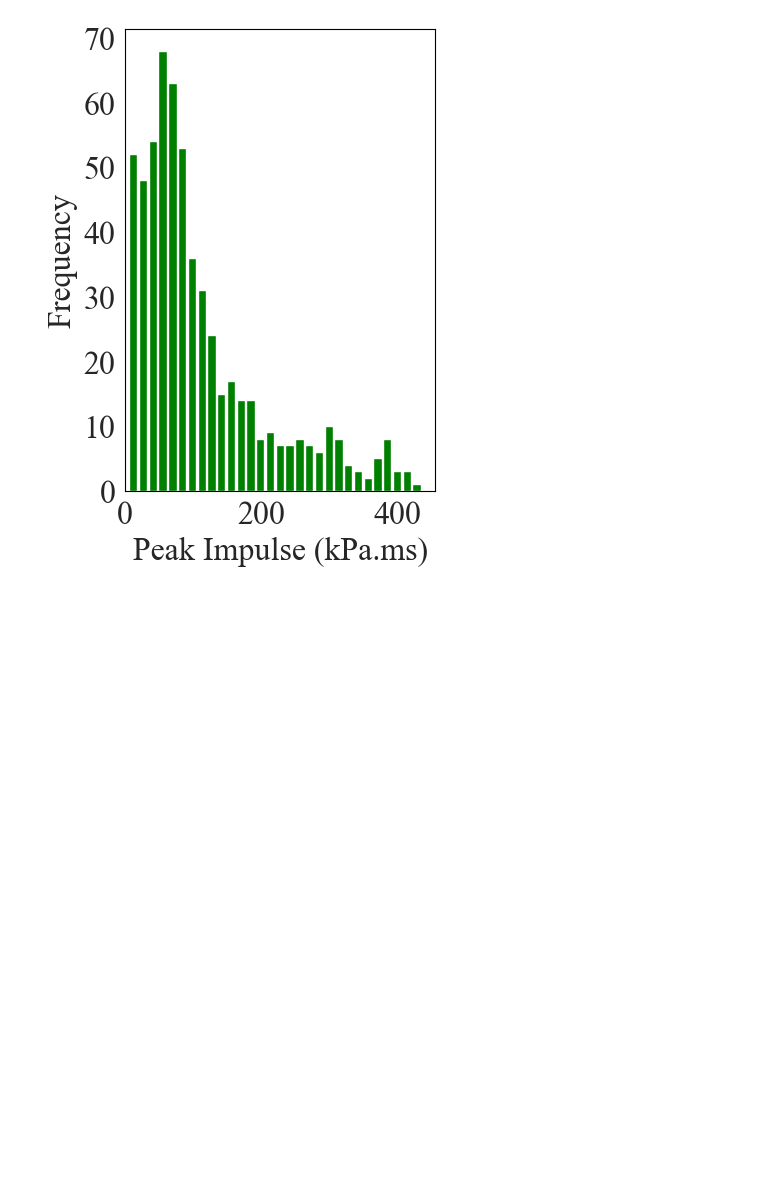
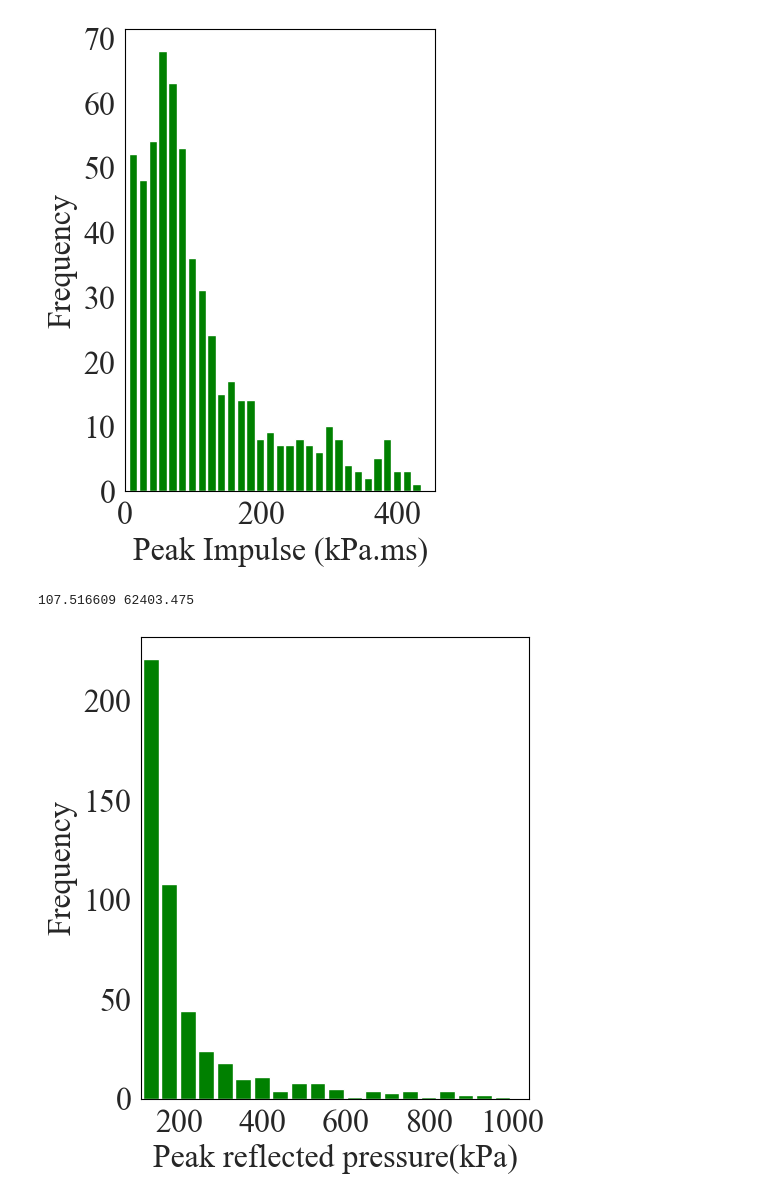
Before and after one commit to ChamodiWidanage/ANN_1D_2, a Jupyter notebook: Dataset_distribution.ipynb, the cells around one changed output. Drawn from its saved outputs; the diff is of its cells as text; code cells hidden in the pictures; blank space fills up the shorter version.

```diff
--- a/Dataset_distribution.ipynb
+++ b/Dataset_distribution.ipynb
@@ -190,3 +190,29 @@ ax6.spines['left'].set_color('black')
 ax6.spines['bottom'].set_color('black')
 ax6.spines['top'].set_color('black')
 ax6.spines['right'].set_color('black')
+# %%
+dataset_all_rp = pd.read_excel('Peak_Reflected_Pressure/RPDataset1.xlsx')
+# %%
+fig7, ax7 = plt.subplots(figsize = (5, 6))
+plt.rcParams['font.family'] = 'serif'
+plt.rcParams['font.serif'] = ['Times New Roman'] + plt.rcParams['font.serif']
+ax7.set_facecolor('white')
+plt.hist(x= dataset_all_rp['Peak reflected pressure(kPa)'], bins= 20, range = (dataset_all_rp['Peak reflected pressure(kPa)'].min(), 1000),color='green',alpha=1, rwidth=0.85)
+
+plt.rcParams['font.size'] = 18
+#plt.grid(visible= 'yes',axis='both', color = 'lightgrey')
+plt.xlabel('Peak reflected pressure(kPa)', fontsize = 23)
+plt.ylabel('Frequency', fontsize = 23)
+print (dataset_all_rp['Peak reflected pressure(kPa)'].min(), dataset_all_rp['Peak reflected pressure(kPa)'].max())
+plt.xlim(107,)
+plt.yticks(fontsize = 23)
+plt.xticks(fontsize = 23)
+
+ax7.spines['left'].set_color('black')
+ax7.spines['bottom'].set_color('black')
+ax7.spines['top'].set_color('black')
+ax7.spines['right'].set_color('black')
+plt.savefig("Images/Plot_prp1.png", dpi = 600, bbox_inches = 'tight')
+# %% [output]
+107.516609 62403.475
+[figure, added]
```
Also changed, not shown: parts of 1 cell of this notebook, 8 other files.
